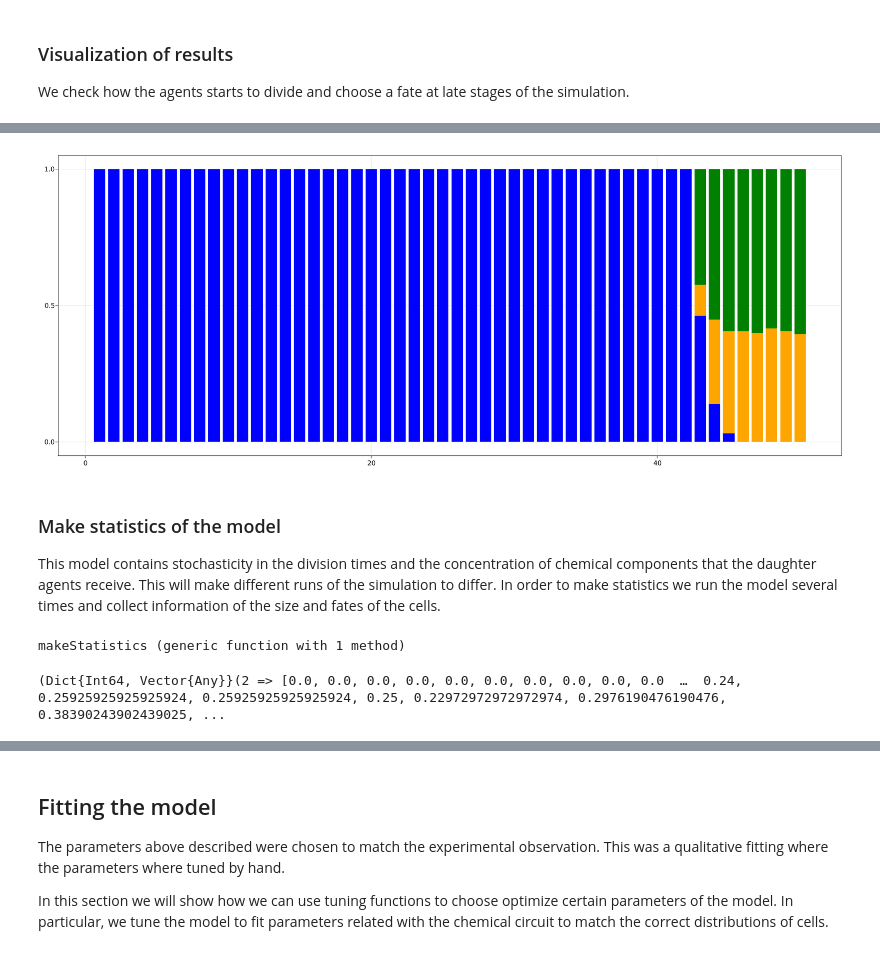
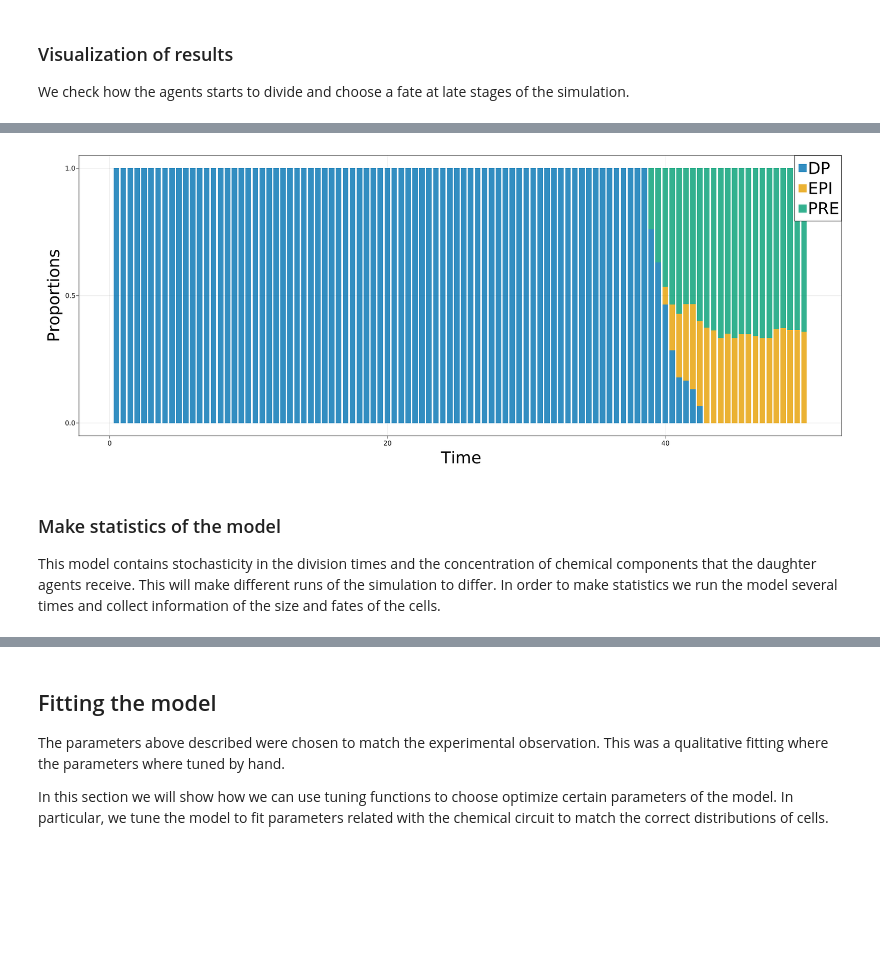
Before and after one commit to dsb-lab/CellBasedModels.jl, a Jupyter notebook: examples/Development.ipynb, the cells around one changed output, grey strips where cells are left out. Saved outputs shown, nothing was run; the diff lists cells and outputs as text; code cells hidden in the pictures; blank space fills up the shorter version.

```diff
--- a/examples/Development.ipynb
+++ b/examples/Development.ipynb
@@ -329,57 +312,22 @@ end;
-# %%
-fig = Figure(resolution=(2000,800))
-
-ax = Axis(fig[1,1])
-
-colorMap = Dict(1=>:blue,2=>:orange,3=>:green)
-offset = zeros(length(com))
-prop = getProportions(com)
-for fate in [1,2,3]
-    barplot!(ax,1:length(com),prop[fate],offset=offset,color=colorMap[fate])
-    offset .+= prop[fate]
-end
-
-fig
-# %% [output]
-[figure, removed]
+# %%
+fig = Figure(resolution=(2000,800))
+
+ax = Axis(fig[1,1],xlabel="Time",ylabel="Proportions",xlabelsize=40,ylabelsize=40)
+fates = getFates(com)
+offset = zeros(length(fates["N"]))
+plots = []
+for i in ["DP","EPI","PRE"]
+    prop = fates[i]./fates["N"]
+    p = barplot!(ax,fates["t"],prop,offset=offset)
+    push!(plots,p)
+    offset .+= prop
+end
+Legend(fig[1,1], plots, ["DP","EPI","PRE"], halign = :right, valign = :top, tellheight = false, tellwidth = false, labelsize=40)
+
+fig
+# %% [output]
+[figure, added]
 # %% [markdown]
 ### Make statistics of the model
 
 This model contains stochasticity in the division times and the concentration of chemical components that the daughter agents receive. This will make different runs of the simulation to differ. In order to make statistics we run the model several times and collect information of the size and fates of the cells.
-# %%
-function makeStatisticsTime(dt,steps,saveEach,nRepetitions)
-
-    #Make simulations and add results to list
-    propList = Dict( 1=>[], 2=>[], 3=>[] )
-    for i in 1:nRepetitions
-        #Make the simulations
-        com = initializeEmbryo(parameters);
-        customEvolve!(com,dt,steps,saveEach)
-
-        #Add them to the model
-        prop = getProportions(com)
-        for fate in 1:3
-            for (j,p) in enumerate(prop[fate])
-                if j > length(propList[fate])
-                    push!(propList[fate],prop[fate][j:j])
-                else
-                    push!(propList[fate][j],prop[fate][j])
-                end
-            end
-        end
-    end
-
-    #Make statistics of the results
-    propMean = deepcopy(propList)
-    propStd = deepcopy(propList)
-    for fate in 1:3
-        for j in 1:length(propList[fate])
-            propMean[fate][j] = mean(propList[fate][j])
-            propStd[fate][j] = std(propList[fate][j])
-        end
-    end
-
-    return propMean, propStd
-end;
-# %% [output]
-makeStatistics (generic function with 1 method)
@@ -386,10 +356,8 @@ makeStatistics (generic function with 1 method)
 # %%
-dt = 0.0002
+dt = 0.002
 steps = round(Int64,50/dt)
 saveEach = round(Int64,1/dt)
 
-nRepetitions = 2
+nRepetitions = 5
 
-propMean, propStd = makeStatistics(dt,steps,saveEach,nRepetitions);
+prop = makeStatistics(parameters,dt,steps,saveEach,nRepetitions);
-# %% [output]
-(Dict{Int64, Vector{Any}}(2 => [0.0, 0.0, 0.0, 0.0, 0.0, 0.0, 0.0, 0.0, 0.0, 0.0  …  0.24, 0.25925925925925924, 0.25925925925925924, 0.25, 0.22972972972972974, 0.2976190476190476, 0.38390243902439025, ...
```
Also changed, not shown: parts of 21 cells of this notebook, 1 other file.
